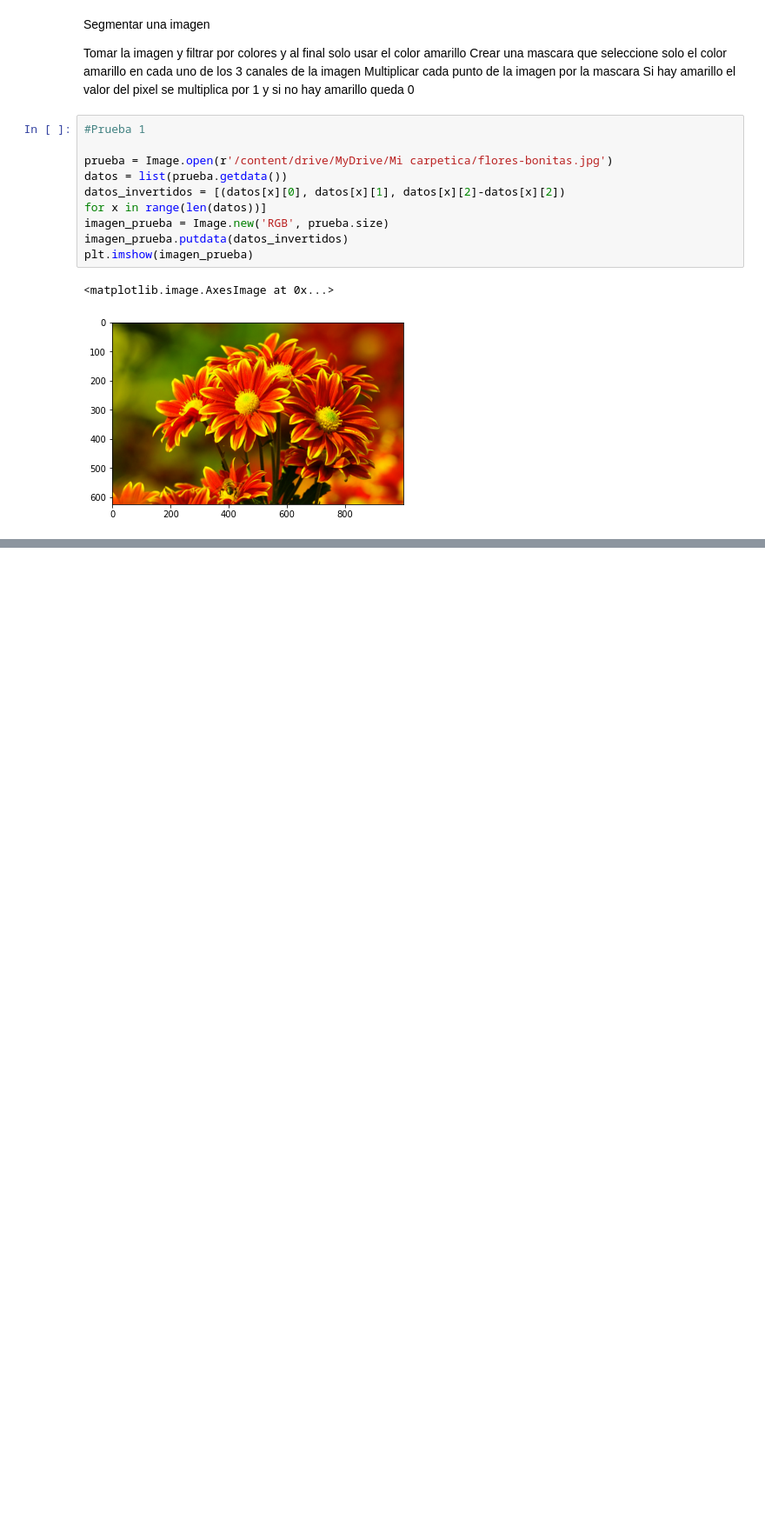
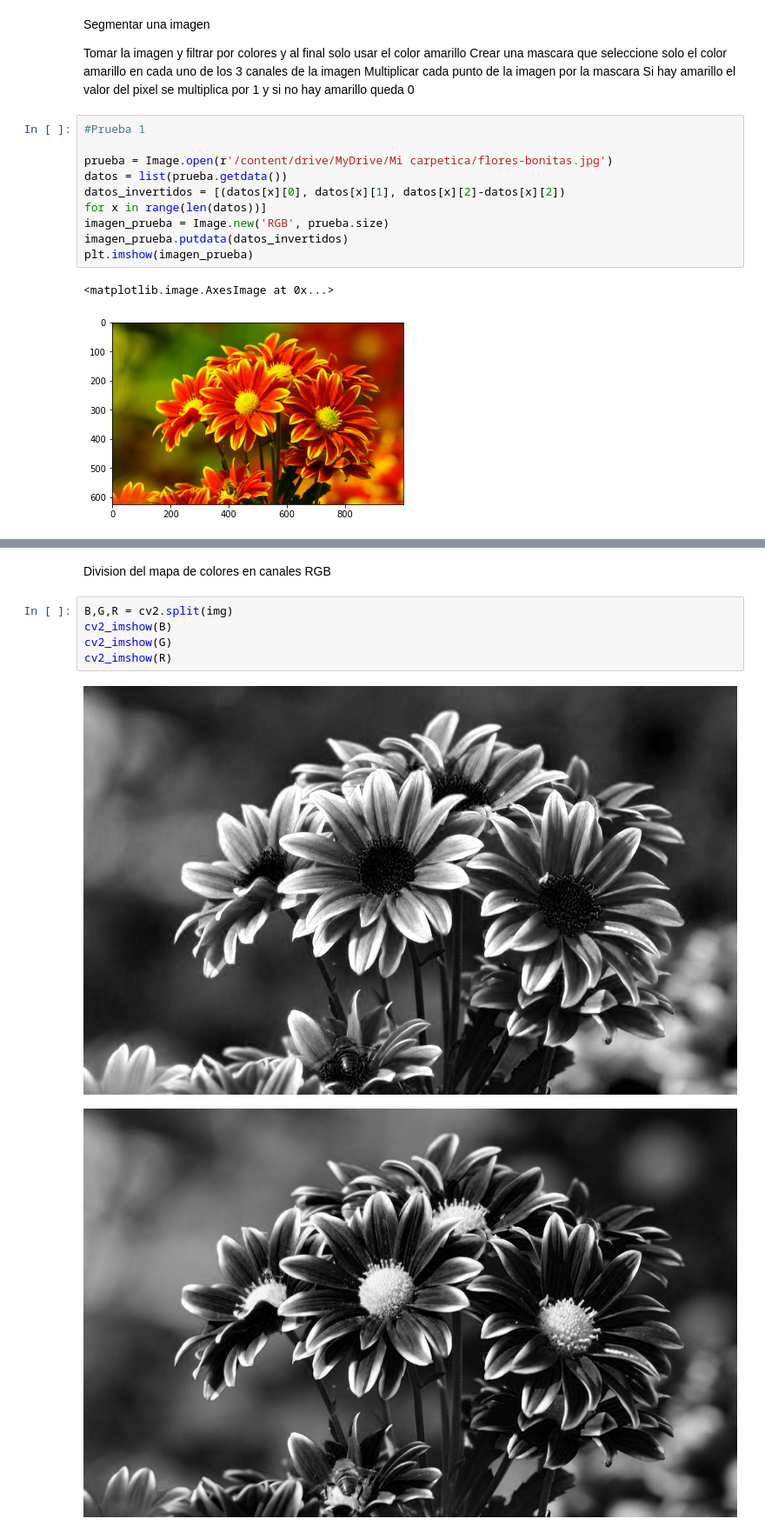
Before and after one commit to JhovanyArias/VisionArtificial, a Jupyter notebook: Taller1.ipynb, the cells around one changed output, grey strips where cells are left out. Shown at 87% size. Saved outputs shown, nothing was run; the diff lists cells and outputs as text; blank space fills up the shorter version.

```diff
--- a/Taller1.ipynb
+++ b/Taller1.ipynb
@@ -184,0 +177,10 @@ plt.imshow(prueba)
+# %% [markdown]
+Division del mapa de colores en canales RGB
+# %%
+B,G,R = cv2.split(img)
+cv2_imshow(B)
+cv2_imshow(G)
+cv2_imshow(R)
+# %% [output]
+[figure, added]
+[figure, added]
```
Also changed, not shown: parts of 16 cells of this notebook.
